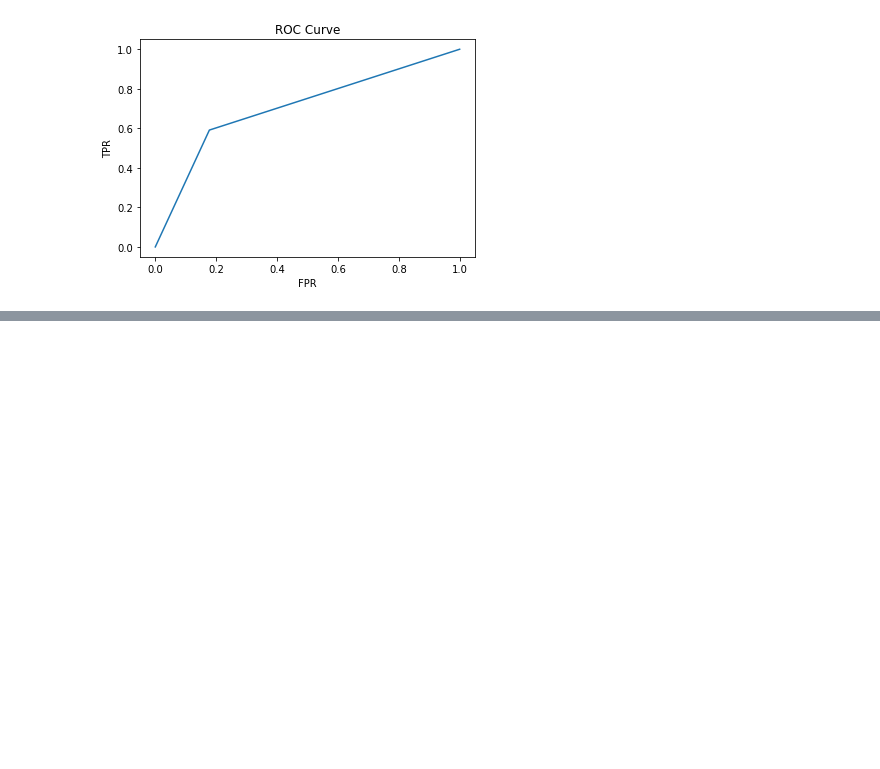
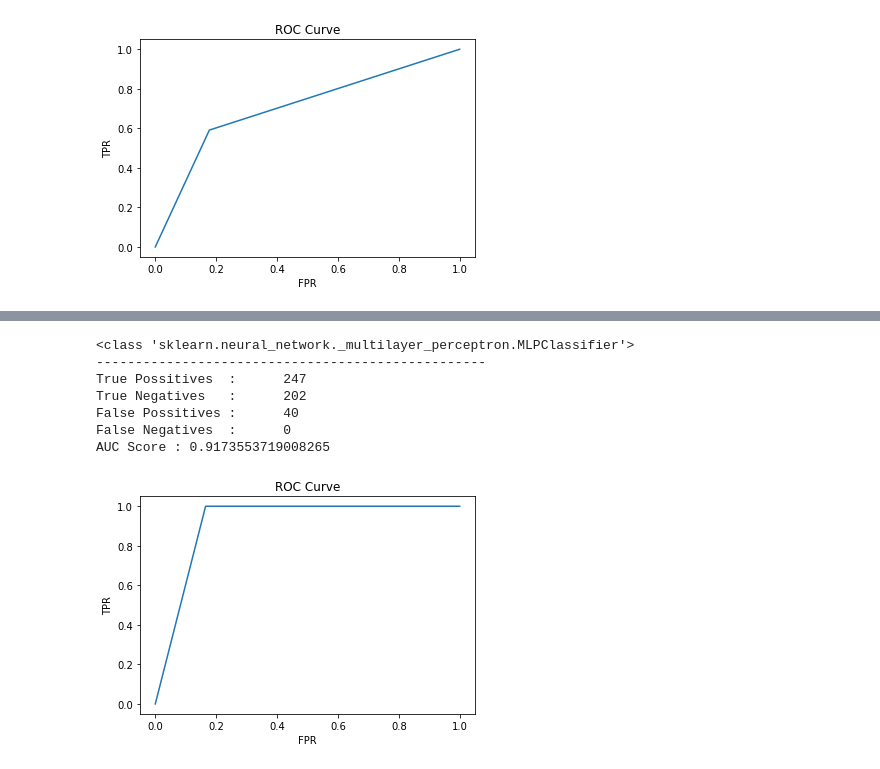
Before and after one commit to falcolf/Employee_Attrition, a Jupyter notebook: Model_Building.ipynb, the cells around one changed output, grey strips where cells are left out. Saved outputs shown, nothing was run; the diff lists cells and outputs as text; code cells hidden in the pictures; blank space fills up the shorter version.

```diff
--- a/Model_Building.ipynb
+++ b/Model_Building.ipynb
@@ -168 +179,12 @@ AUC Score : 0.7067035834978419
+# %%
+scores['NNet'] = check_model_perf(MLPClassifier(hidden_layer_sizes=(15,10),max_iter=600), X_train, y_train, X_test, y_test)
+# %% [output]
+<class 'sklearn.neural_network._multilayer_perceptron.MLPClassifier'>
+--------------------------------------------------
+True Possitives  :      247
+True Negatives   :      202
+False Possitives :      40
+False Negatives  :      0
+AUC Score : 0.9173553719008265
+[figure, added]
 # %%
```
Also changed, not shown: parts of 27 cells of this notebook, 1 other file.
